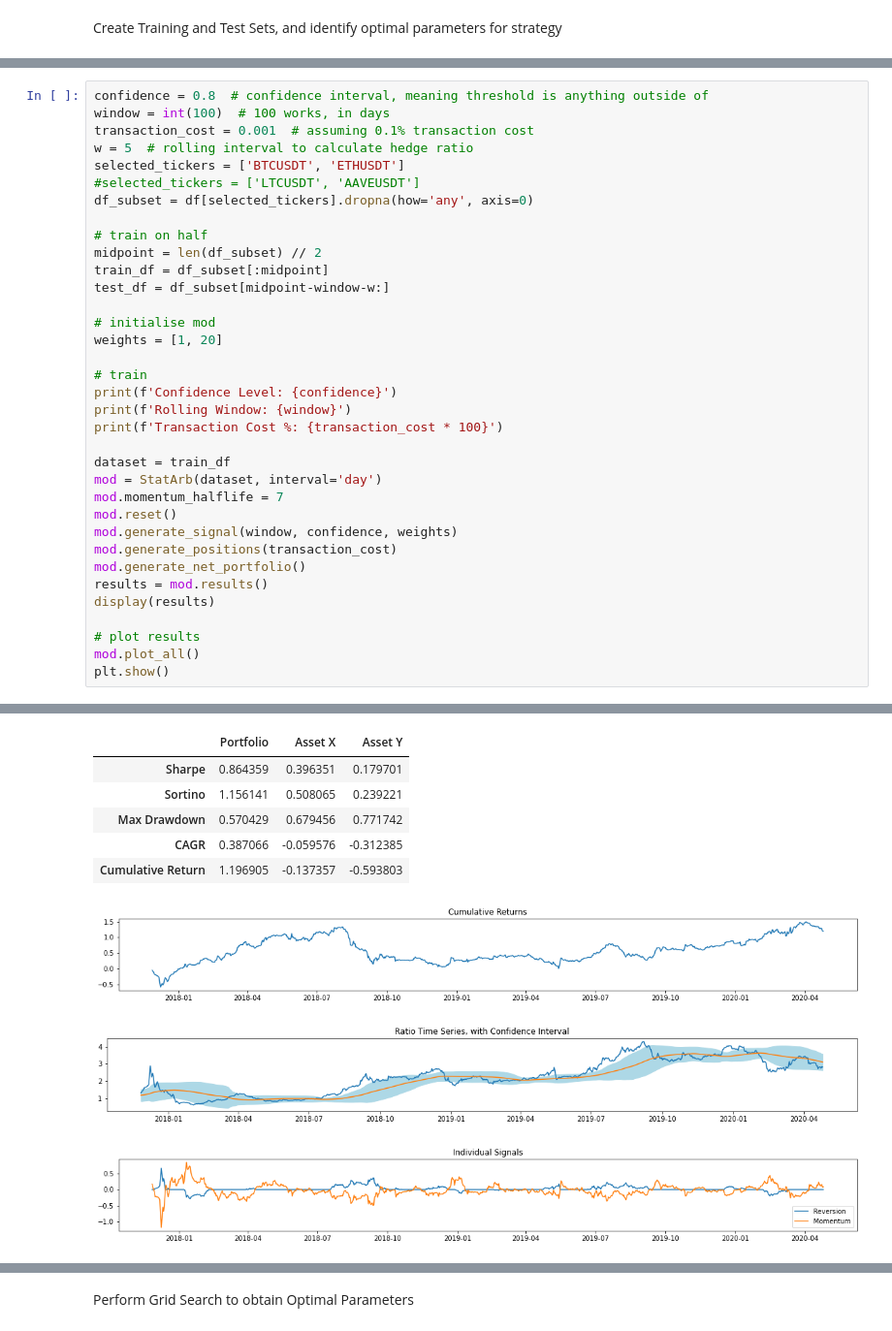
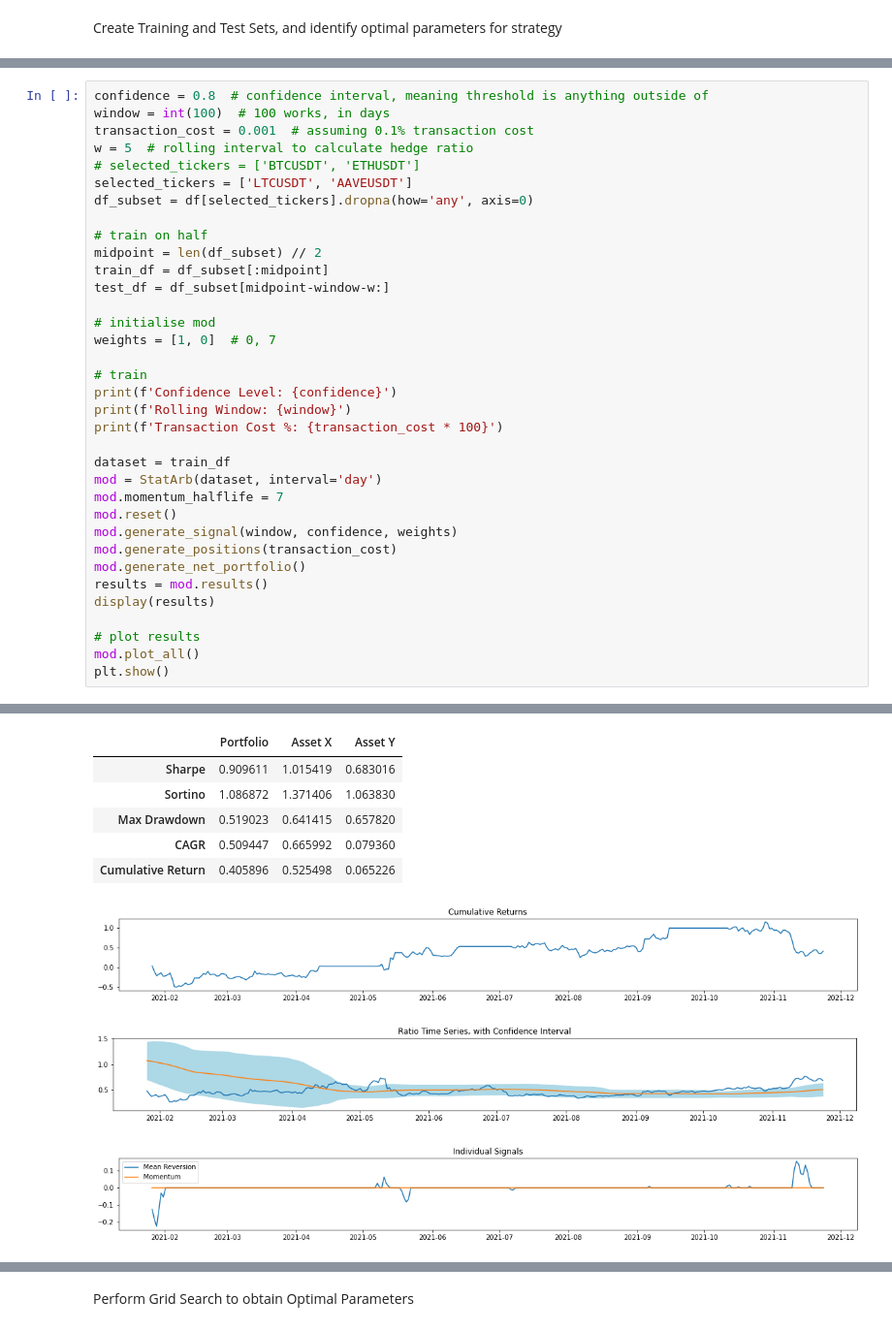
Before and after one commit to kahhongt/QRModules, a Jupyter notebook: StatArb 2 V3.ipynb, the cells around one changed output, grey strips where cells are left out. Shown at 97% size. Saved outputs shown, nothing was run; the diff lists cells and outputs as text.

```diff
--- a/StatArb 2 V3.ipynb
+++ b/StatArb 2 V3.ipynb
@@ -56,46 +58,46 @@ confidence = 0.8  # confidence interval, meaning threshold is anything outside o
 window = int(100)  # 100 works, in days
 transaction_cost = 0.001  # assuming 0.1% transaction cost
 w = 5  # rolling interval to calculate hedge ratio
-selected_tickers = ['BTCUSDT', 'ETHUSDT']
-#selected_tickers = ['LTCUSDT', 'AAVEUSDT']
+# selected_tickers = ['BTCUSDT', 'ETHUSDT']
+selected_tickers = ['LTCUSDT', 'AAVEUSDT']
 df_subset = df[selected_tickers].dropna(how='any', axis=0)
 
 # train on half
 midpoint = len(df_subset) // 2
 train_df = df_subset[:midpoint]
 test_df = df_subset[midpoint-window-w:]
 
 # initialise mod
-weights = [1, 20]
+weights = [1, 0]  # 0, 7
 
 # train
 print(f'Confidence Level: {confidence}')
 print(f'Rolling Window: {window}')
 print(f'Transaction Cost %: {transaction_cost * 100}')
 
 dataset = train_df
 mod = StatArb(dataset, interval='day')
 mod.momentum_halflife = 7
 mod.reset()
 mod.generate_signal(window, confidence, weights)
 mod.generate_positions(transaction_cost)
 mod.generate_net_portfolio()
 results = mod.results()
 display(results)
 
 # plot results
 mod.plot_all()
 plt.show()
 # %% [output]
 Confidence Level: 0.8
 Rolling Window: 100
 Transaction Cost %: 0.1
 |  | Portfolio | Asset X | Asset Y |
-| Sharpe | 0.864359 | 0.396351 | 0.179701 |
-| Sortino | 1.156141 | 0.508065 | 0.239221 |
-| Max Drawdown | 0.570429 | 0.679456 | 0.771742 |
-| CAGR | 0.387066 | -0.059576 | -0.312385 |
-| Cumulative Return | 1.196905 | -0.137357 | -0.593803 |
+| Sharpe | 0.909611 | 1.015419 | 0.683016 |
+| Sortino | 1.086872 | 1.371406 | 1.063830 |
+| Max Drawdown | 0.519023 | 0.641415 | 0.657820 |
+| CAGR | 0.509447 | 0.665992 | 0.079360 |
+| Cumulative Return | 0.405896 | 0.525498 | 0.065226 |
-[figure, old version]
+[figure, new version]
-[figure, old version]
+[figure, new version]
-[figure, old version]
+[figure, new version]
```
Also changed, not shown: parts of 9 cells of this notebook, 1 other file.
